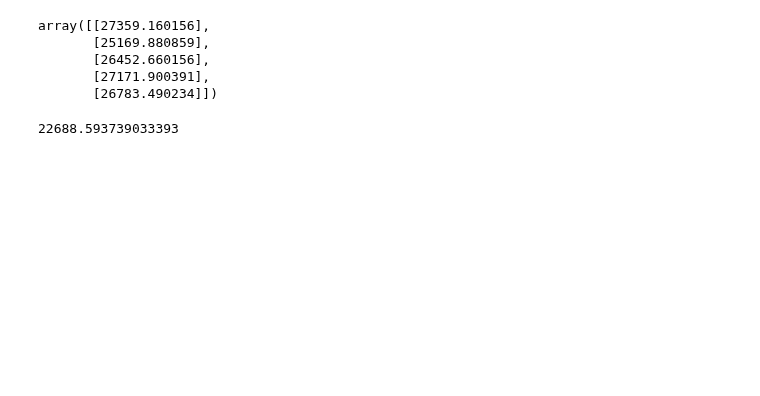
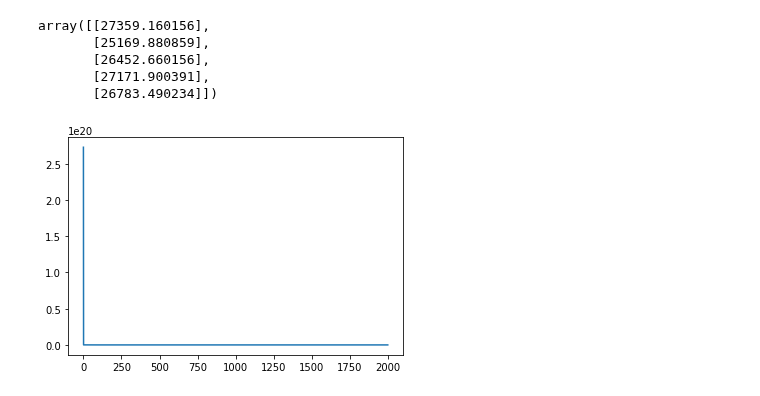
Before and after one commit to samruddhichitnis02/Tensorflow, a Jupyter notebook: Regression_tensorflow.ipynb, the cells around one changed output. Drawn from its saved outputs; the diff is of its cells as text; code cells hidden in the pictures; blank space fills up the shorter version.

```diff
--- a/Regression_tensorflow.ipynb
+++ b/Regression_tensorflow.ipynb
@@ -292,4 +146,4 @@ hidden1, hidden2, out
 # %% [markdown]
 # Back Propagation
 # %%
-cost_function = tf.reduce_mean(tf.square(out - y))
+cost = tf.reduce_mean(tf.square(out - y))
@@ -302,3 +150,2 @@ cost_function
 # %%
-learning_rate = 0.001
-opt = tf.compat.v1.train.GradientDescentOptimizer(learning_rate).minimize(cost_function)
+train = tf.compat.v1.train.GradientDescentOptimizer(0.01).minimize(cost)
@@ -311,7 +152,3 @@ opt
 # %%
 sess = tf.compat.v1.Session()
 sess.run(init)
-# %%
-epoch = 100
-for i in range(epoch):
-    sess.run(opt, feed_dict = {x:x_train, y:y_train})
@@ -321,0 +155,12 @@ sess
+# %%
+Training_loss = [ ]
+Test_loss = [ ]
+epoch = 2000
+for i in range(epoch):
+    sess.run(train, feed_dict = {x:x_train, y:y_train})
+
+    Training_loss.append(sess.run(cost, feed_dict = {x: x_train, y: y_train}))
+    Test_loss.append(sess.run(cost, feed_dict = {x: x_test, y: y_test}))
+
+
+    print('Epoch :',i,'Training_loss :',Training_loss[i], 'Test_loss :', Test_loss[i])
@@ -349,4 +206,0 @@ rmse = np.sqrt(mse)
-# %%
-rmse
-# %% [output]
-22688.593739033393
@@ -356,0 +207,5 @@ rmse
+# %%
+plt.plot(Test_loss)
+plt.show()
+# %% [output]
+[figure, added]
```
Also changed, not shown: parts of 57 cells of this notebook.
